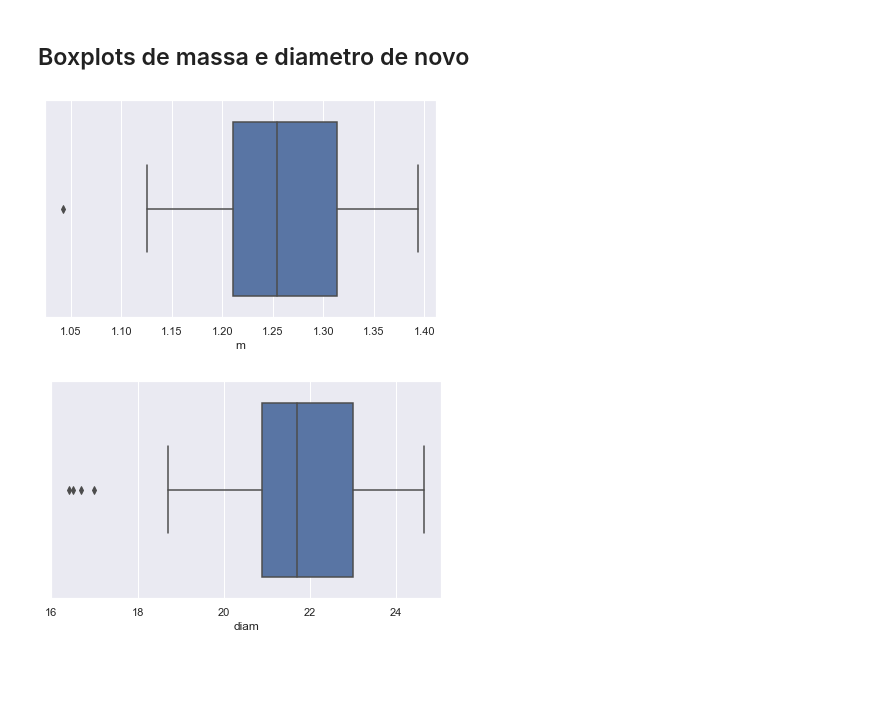
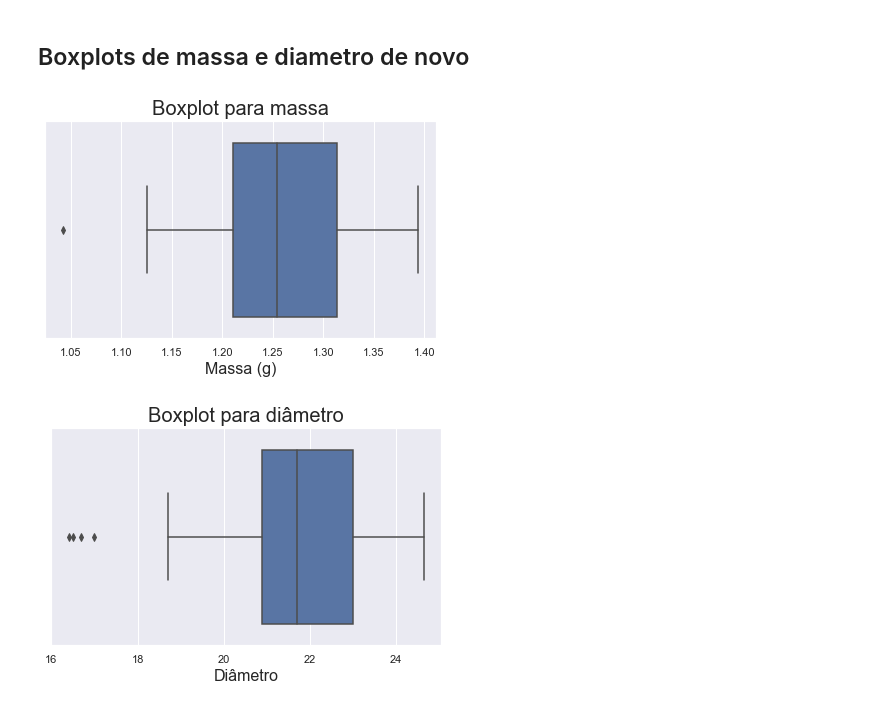
Before and after one commit to LucasHattoriCosta/Poli, a Jupyter notebook: Qualidade/L2/L2.ipynb, the cells around one changed output. Saved outputs shown, nothing was run; the diff lists cells and outputs as text; code cells hidden in the pictures; blank space fills up the shorter version.

```diff
--- a/Qualidade/L2/L2.ipynb
+++ b/Qualidade/L2/L2.ipynb
@@ -13,7 +13,7 @@ import seaborn as sns
 
 %matplotlib inline
 # %%
-data = pd.read_csv('./data.csv', sep = ';').dropna().set_index(['Grupo', 'i'])
+data = pd.read_csv('./data/data.csv', sep = ';').dropna().set_index(['Grupo', 'i'])
 # %%
 def gen_descriptive_stats(data, name):
     if len(data.shape) == 1: # it's pd.Series
@@ -195,15 +222,19 @@ Diametro
 # %%
 plt.figure(figsize=(7, 4))
 sns.set_style("darkgrid")
 
-sns.boxplot(x = massa['m'])
-plt.savefig('boxplot_massa.png', dpi=500)
+ax = sns.boxplot(x = massa['m'])
+ax.set_title('Boxplot para massa', fontsize = 20)
+ax.set_xlabel('Massa (g)', fontsize = 16)
+plt.savefig('./figures/boxplot_massa.png', dpi=500)
 
 plt.figure(figsize=(7, 4))
 sns.set_style("darkgrid")
 
-sns.boxplot(x = diam['diam'])
-plt.savefig('boxplot_diametro.png', dpi=500)
+ax = sns.boxplot(x = diam['diam'])
+ax.set_title('Boxplot para diâmetro', fontsize = 20)
+ax.set_xlabel('Diâmetro', fontsize = 16)
+plt.savefig('./figures/boxplot_diametro.png', dpi=500)
 # %% [output]
-[figure, old version]
+[figure, new version]
-[figure, old version]
+[figure, new version]
```
Also changed, not shown: parts of 49 cells of this notebook, 42 other files.
